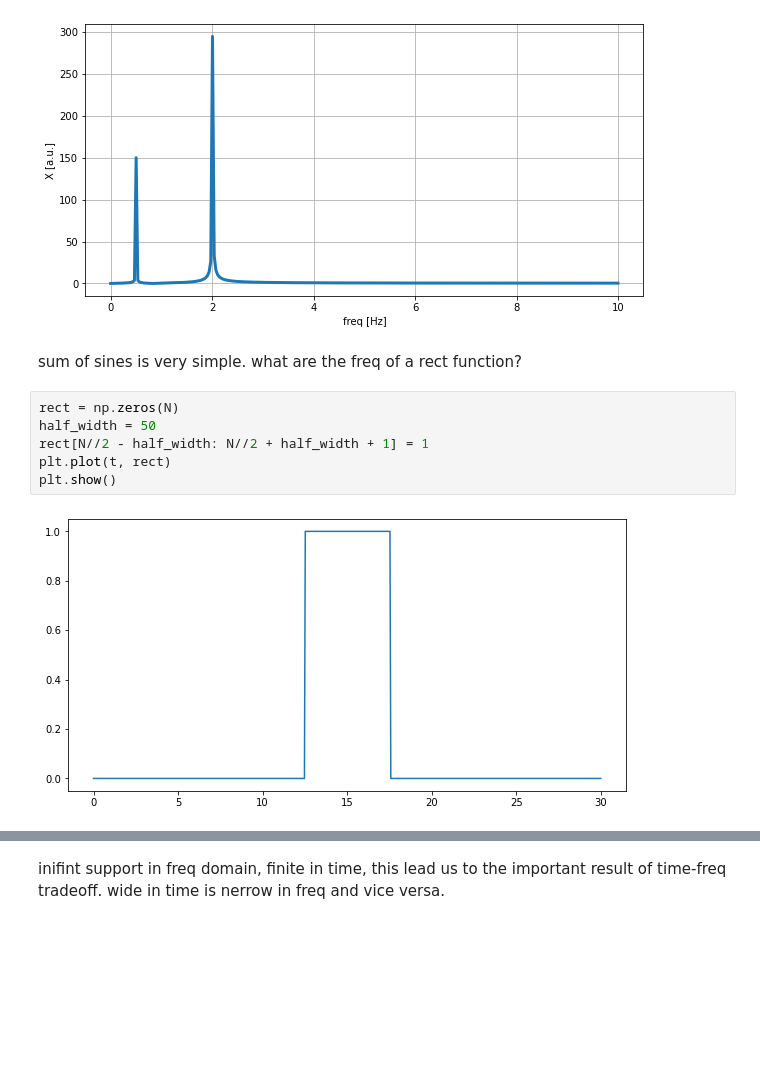
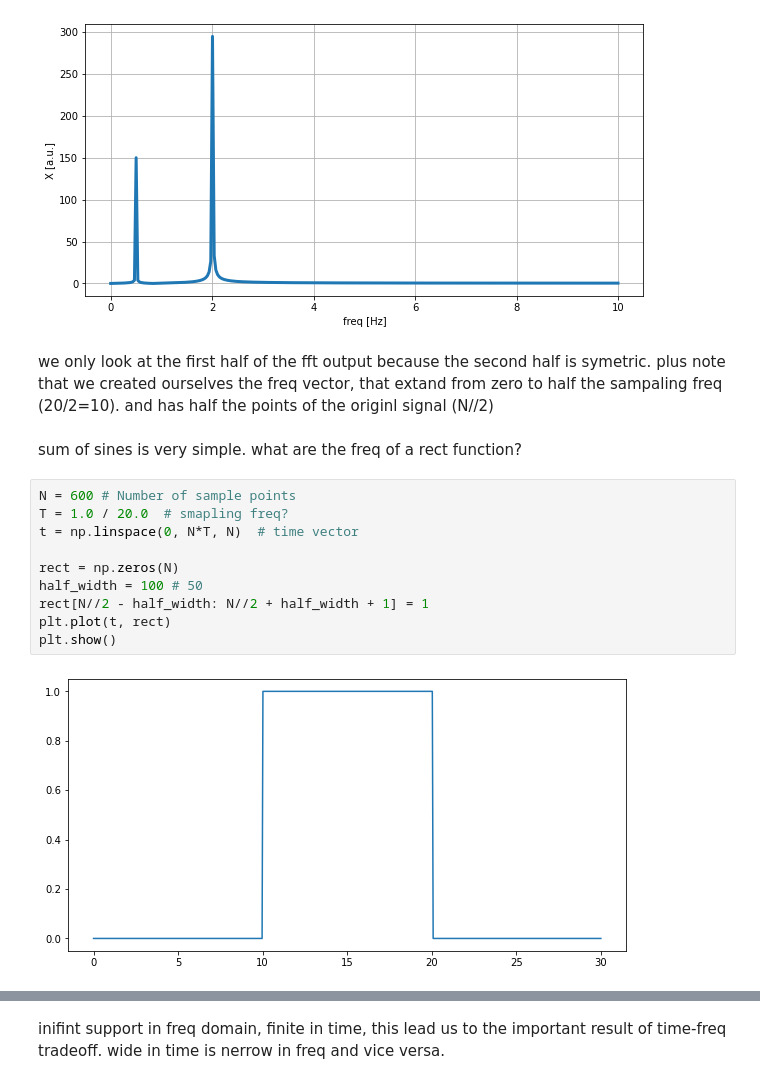
Before and after one commit to OfirKedem/Fourier4Dummies, a Jupyter notebook: Basic Intro to Fourier.ipynb, the cells around one changed output, grey strips where cells are left out. Saved outputs shown, nothing was run; the diff lists cells and outputs as text; blank space fills up the shorter version.

```diff
--- a/Basic Intro to Fourier.ipynb
+++ b/Basic Intro to Fourier.ipynb
@@ -183,15 +176,21 @@ plt.show()
 # %% [output]
 [figure]
 [figure]
+# %% [markdown]
+we only look at the first half of the fft output because the second half is symetric. plus note that we created ourselves the freq vector, that extand from zero to half the sampaling freq (20/2=10). and has half the points of the originl signal (N//2)
 # %% [markdown]
 sum of sines is very simple. what are the freq of a rect function?
 # %%
+N = 600 # Number of sample points
+T = 1.0 / 20.0  # smapling freq?
+t = np.linspace(0, N*T, N)  # time vector
+
 rect = np.zeros(N)
-half_width = 50
+half_width = 100 # 50
 rect[N//2 - half_width: N//2 + half_width + 1] = 1
 plt.plot(t, rect)
 plt.show()
 # %% [output]
-[figure, old version]
+[figure, new version]
 # %%
 RECT = fftshift(fft(rect))
```
Also changed, not shown: parts of 12 cells of this notebook.
